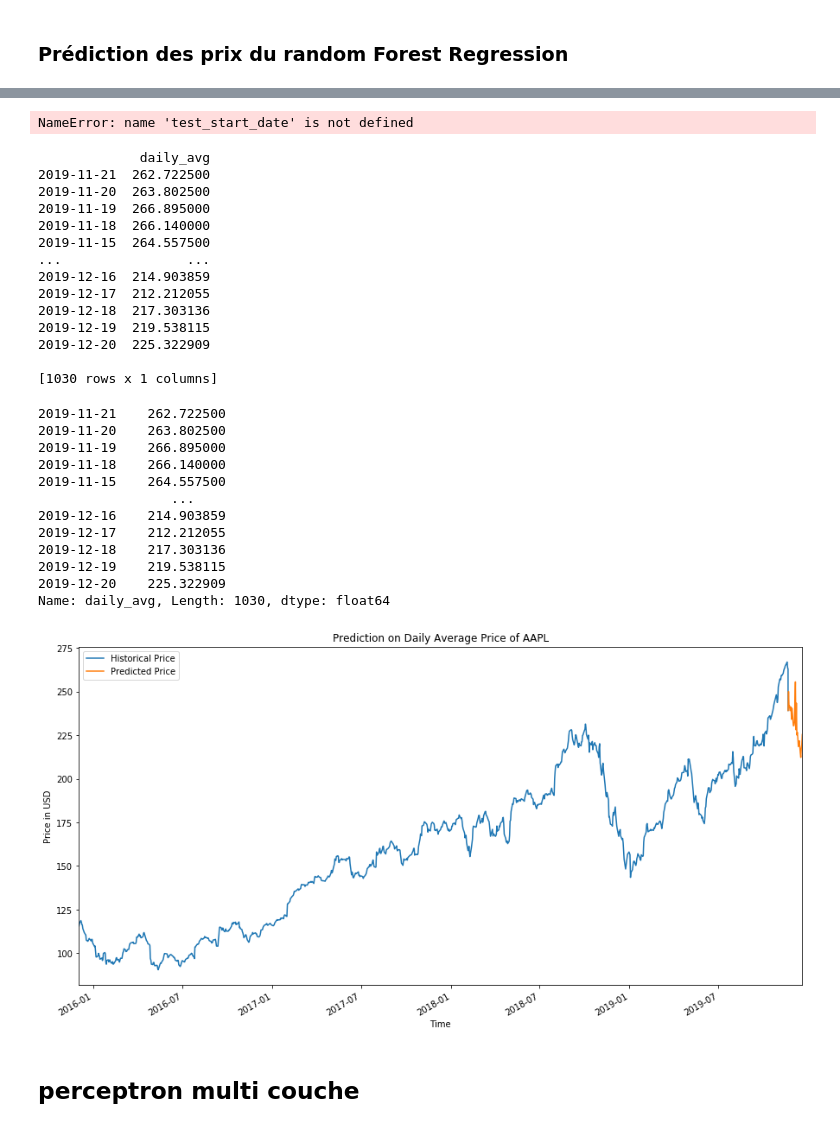
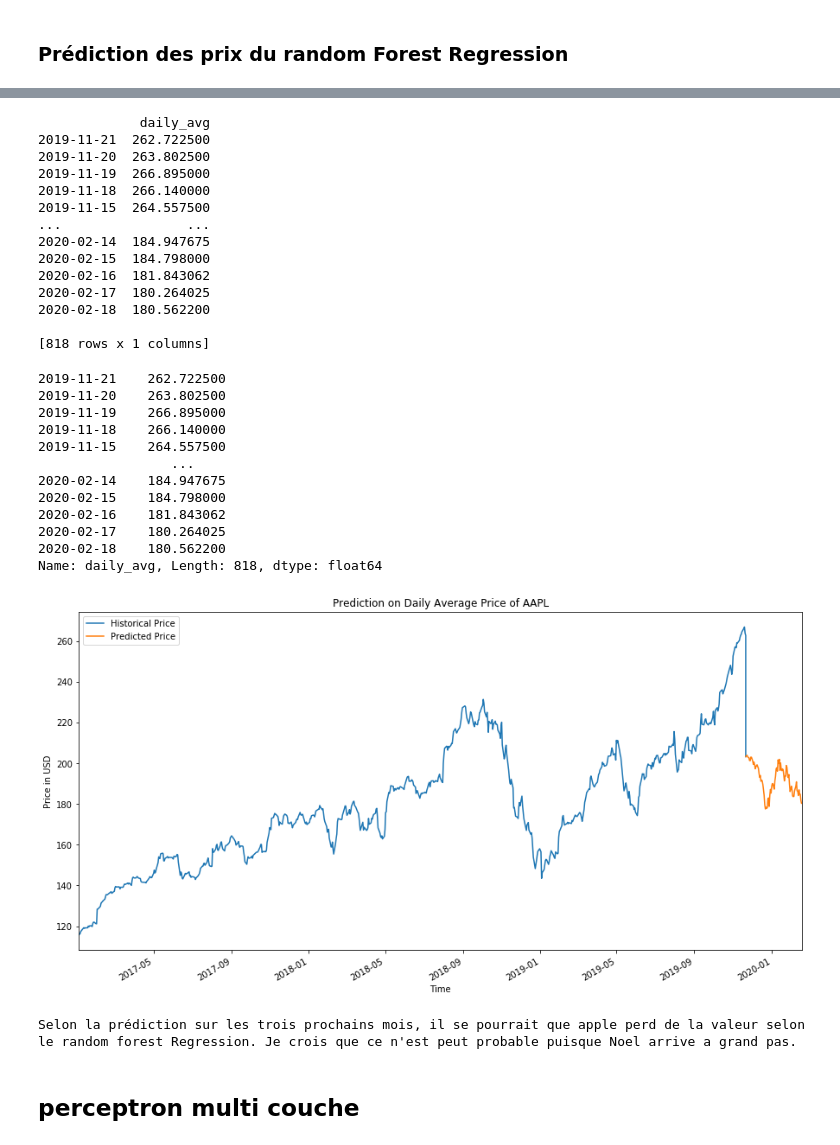
Before and after one commit to MilenaDionne/project-CSI4506, a Jupyter notebook: projetCSI4506.ipynb, the cells around one changed output, grey strips where cells are left out. Cells and saved outputs as stored; diff of their text form; code cells hidden in the pictures.

```diff
--- a/projetCSI4506.ipynb
+++ b/projetCSI4506.ipynb
@@ -150,19 +150,20 @@ Nous ferons 2 étapes pour préparer le data pour l'expérimentation:
 # %%
 #Peut exécuter cette cellule une seule fois à cause de la méthode drop ()
 aapl=aapl.drop(['oc_diff'], axis=1)
+aapl = aapl[:' 2017-01-01 00:00:00' ]
 
-aapl['daily_avg_After_Month']=aapl['daily_avg'].shift(-30)
-X_aapl = aapl.dropna().drop(['daily_avg_After_Month','daily_avg'], axis=1)
-y_aapl = aapl.dropna()['daily_avg_After_Month']
+aapl['daily_avg_After_4months']=aapl['daily_avg'].shift(-90)
+X_aapl = aapl.dropna().drop(['daily_avg_After_4months','daily_avg'], axis=1)
+y_aapl = aapl.dropna()['daily_avg_After_4months']
 
-x_train_aapl = X_aapl[' 2018-12-31 00:00:00':' 2015-01-01 00:00:00']
-y_train_aapl = y_aapl[' 2018-12-31 00:00:00':' 2015-01-01 00:00:00']
-x_test_aapl = X_aapl[:' 2019-01-01']
-y_test_aapl = y_aapl[:' 2019-01-01']
+x_train_aapl = X_aapl.tail(-90)
+y_train_aapl = y_aapl.tail(-90)
+x_test_aapl = X_aapl.head(90)
+y_test_aapl = y_aapl.head(90)
 #X_train_aapl, X_test_aapl, y_train_aapl, y_test_aapl = train_test_split(X_aapl, y_aapl, test_size=0.25, random_state=43)
-X_forecast_aapl =  aapl[:' 2019-01-01'].drop(['daily_avg_After_Month','daily_avg'], axis=1)
+X_forecast_aapl =  aapl.head(90).drop(['daily_avg_After_4months','daily_avg'], axis=1)
 
-X_forecast_aapl
+x_test_aapl
 # %% [output]
 |  | Close/Last | Volume | Open | High | Low |
 | Date |  |  |  |  |  |
@@ -251,13 +304,8 @@ print(forecasted_aapl)
-# %%
-
-idx = pd.date_range(test_start_date, test_end_date)
-predictions_df = pd.DataFrame(data=prediction[0:], index = idx, columns=['prices'])
-# %% [output]
-NameError: name 'test_start_date' is not defined
 # %%
+
 last_date=aapl.iloc[1].name
 modified_date = last_date + dt.timedelta(days=1)
-new_date = pd.date_range(modified_date,periods=30,freq='D')
+new_date = pd.date_range(modified_date,periods=90,freq='D')
 
 # assign prediction to newly defined index
 forecasted_aapl = pd.DataFrame(forecasted_aapl, columns=['daily_avg'], index=new_date)
@@ -273,38 +321,40 @@ print(aapl)
 2019-11-18  266.140000
 2019-11-15  264.557500
 ...                ...
-2019-12-16  214.903859
-2019-12-17  212.212055
-2019-12-18  217.303136
-2019-12-19  219.538115
-2019-12-20  225.322909
+2020-02-14  184.947675
+2020-02-15  184.798000
+2020-02-16  181.843062
+2020-02-17  180.264025
+2020-02-18  180.562200
 
-[1030 rows x 1 columns]
+[818 rows x 1 columns]
 # %%
 print(aapl['daily_avg'])
 plt.figure(figsize=(15,8))
-(aapl[:-29]['daily_avg']).plot(label='Historical Price')
-(aapl[-30:]['daily_avg']).plot(label='Predicted Price')
+(aapl[:-89]['daily_avg']).plot(label='Historical Price')
+(aapl[-90:]['daily_avg']).plot(label='Predicted Price')
 
 plt.xlabel('Time')
 plt.ylabel('Price in USD')
 plt.title('Prediction on Daily Average Price of AAPL')
 plt.legend()
 plt.show()
+print("Selon la prédiction sur les trois prochains mois, il se pourrait que apple perd de la valeur selon le random forest Regression. Je crois que ce n'est peut probable puisque Noel arrive a grand pas. ")
 # %% [output]
 2019-11-21    262.722500
 2019-11-20    263.802500
 2019-11-19    266.895000
 2019-11-18    266.140000
 2019-11-15    264.557500
                  ...
-2019-12-16    214.903859
-2019-12-17    212.212055
-2019-12-18    217.303136
-2019-12-19    219.538115
-2019-12-20    225.322909
-Name: daily_avg, Length: 1030, dtype: float64
+2020-02-14    184.947675
+2020-02-15    184.798000
+2020-02-16    181.843062
+2020-02-17    180.264025
+2020-02-18    180.562200
+Name: daily_avg, Length: 818, dtype: float64
-[figure, old version]
+[figure, new version]
+Selon la prédiction sur les trois prochains mois, il se pourrait que apple perd de la valeur selon le random forest Regression. Je crois que ce n'est peut probable puisque Noel arrive a grand pas.
 # %% [markdown]
 ## perceptron multi couche
 # %% [markdown]
```
Also changed, not shown: parts of 14 cells of this notebook.
